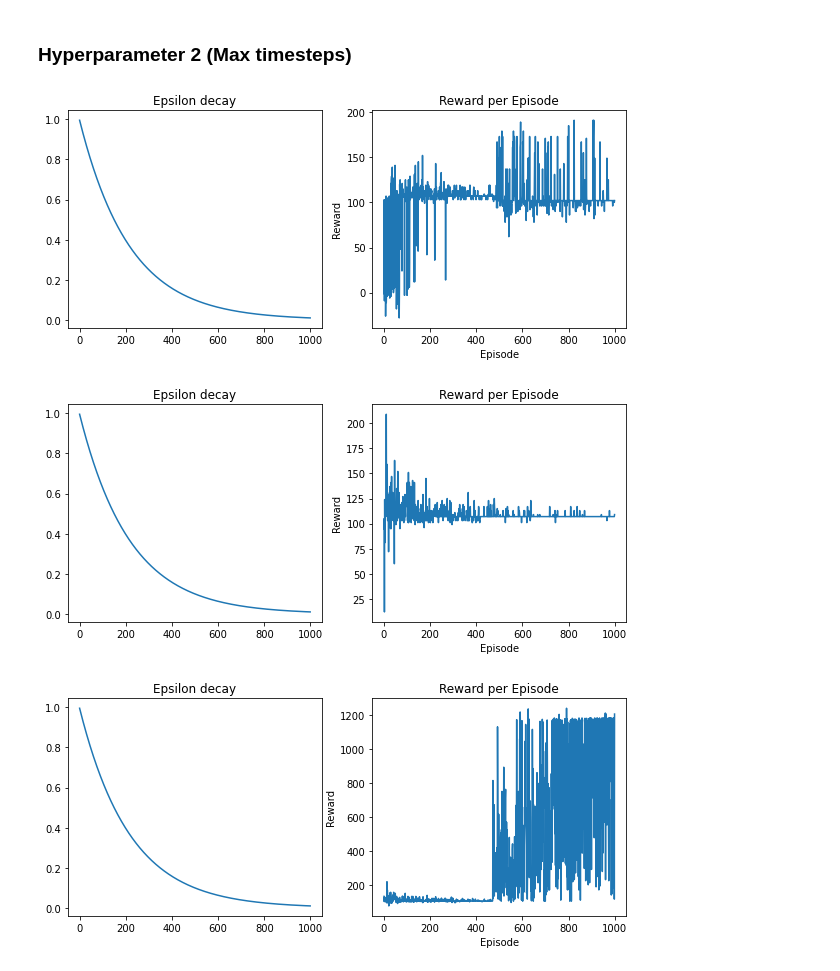
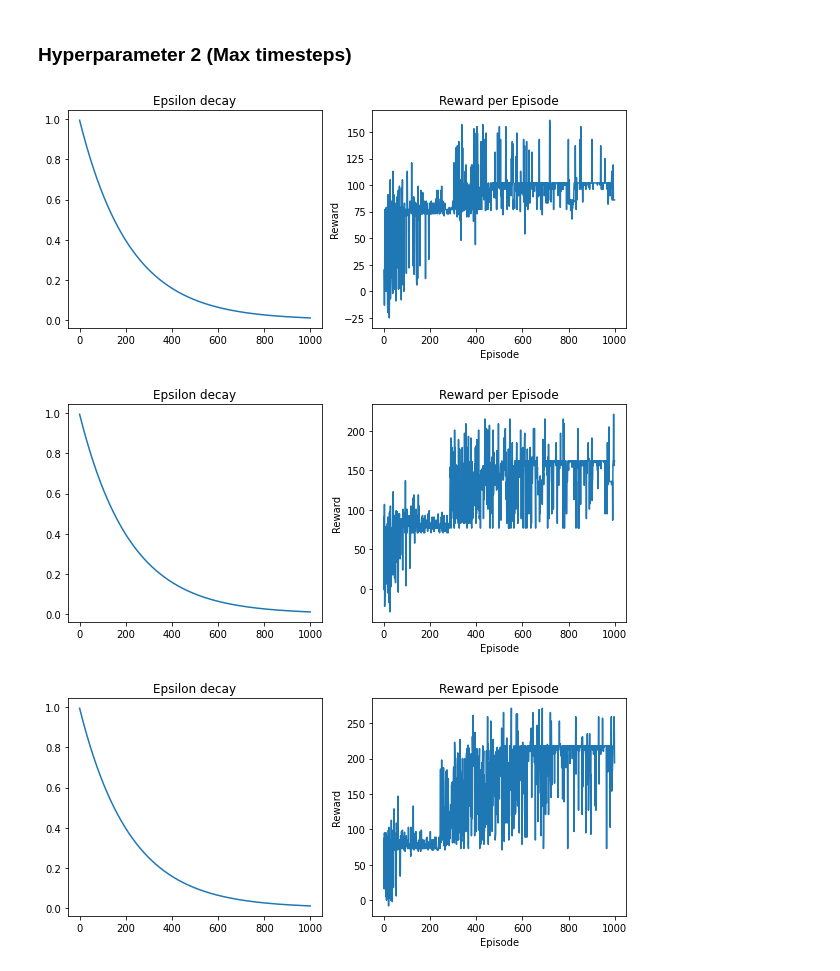
Before and after one commit to UBCSE-ngupta22/CSE574_Assign3, a Jupyter notebook: ngupta22_ shuchisu_assignment3_checkpoint.ipynb, the cells around one changed output. Drawn from its saved outputs; the diff is of its cells as text; code cells hidden in the pictures.

```diff
--- a/ngupta22_ shuchisu_assignment3_checkpoint.ipynb
+++ b/ngupta22_ shuchisu_assignment3_checkpoint.ipynb
@@ -230,7 +230,7 @@ def SARSA(env, testing, episodes, timesteps):
             nextState = agentStates[tuple(agentState)]
 
             # when goal reached assign higher reward
-            reward = reward + 80 if reward == 15 else reward
+            reward = reward + 50 if reward == 15 else reward
             # # When its about to reach the goal assign higher reward
             for agent in closeTarget:
                 if (agent == agentState).all():
@@ -373,18 +373,18 @@ _, _, testingEpisodes, episodes, rewardVals, epsilonVals, testingRewardVals, _ =
     env=GridEnvironment(), testing=False, episodes=1000, timesteps=20)
 visualization(testingEpisodes, episodes, rewardVals, epsilonVals, testingRewardVals)
 # %% [output]
-[figure, old version]
+[figure, new version]
 # %%
-# Setting Number of timesteps = 100
+# Setting Number of timesteps = 30
 _, _, testingEpisodes, episodes, rewardVals, epsilonVals, testingRewardVals, _ = SARSA(
-    env=GridEnvironment(), testing=False, episodes=1000, timesteps=100)
+    env=GridEnvironment(), testing=False, episodes=1000, timesteps=30)
 visualization(testingEpisodes, episodes, rewardVals, epsilonVals, testingRewardVals)
 # %% [output]
-[figure, old version]
+[figure, new version]
 # %%
-# Setting Number of timesteps = 200
+# Setting Number of timesteps = 40
 _, _, testingEpisodes, episodes, rewardVals, epsilonVals, testingRewardVals, _ = SARSA(
-    env=GridEnvironment(), testing=False, episodes=1000, timesteps=200)
+    env=GridEnvironment(), testing=False, episodes=1000, timesteps=40)
 visualization(testingEpisodes, episodes, rewardVals, epsilonVals, testingRewardVals)
 # %% [output]
-[figure, old version]
+[figure, new version]
```
Also changed, not shown: parts of 8 cells of this notebook.
